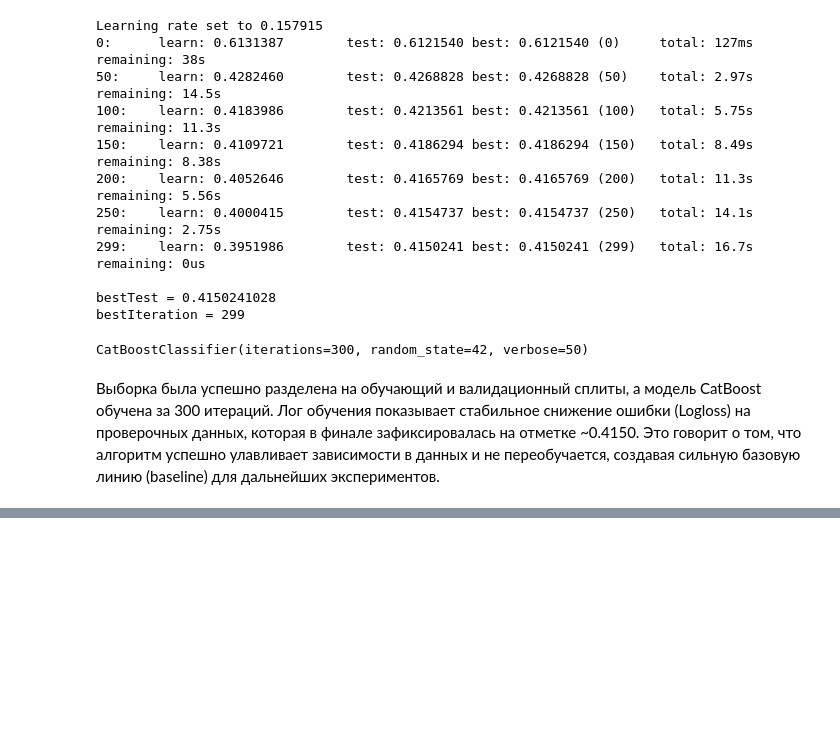
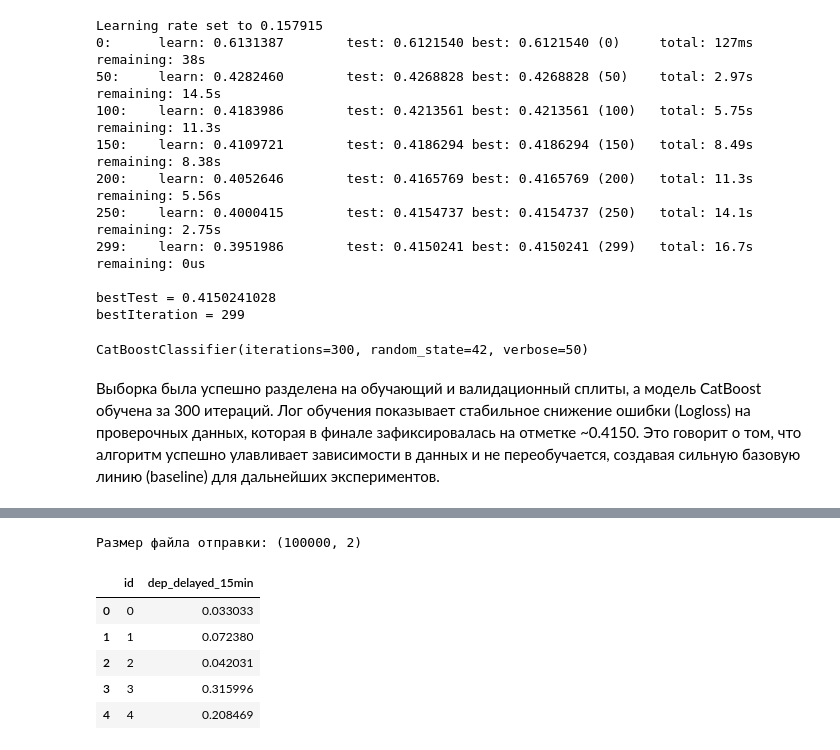
Before and after one commit to hurchpatch-web/flight-delays, a Jupyter notebook: notebook9f1da537aa.ipynb, the cells around one changed output, grey strips where cells are left out. Drawn from its saved outputs; the diff is of its cells as text; code cells hidden in the pictures; blank space fills up the shorter version.

Commit message:
Kaggle Notebook | notebook9f1da537aa | Генерация предсказаний

```diff
--- a/notebook9f1da537aa.ipynb
+++ b/notebook9f1da537aa.ipynb
@@ -195,0 +235,25 @@ CatBoostClassifier(iterations=300, random_state=42, verbose=50)
+# %%
+# Загружаем пример файла отправки, чтобы скопировать правильную структуру ID рейсов
+submission = pd.read_csv('/kaggle/input/competitions/flight-delays-fall-2018/sample_submission.csv.zip')
+
+# Генерируем предсказания вероятностей класса 1 (задержка рейса) с помощью CatBoost
+# Используем метод predict_proba, так как метрикой соревнования является ROC AUC
+test_preds = model.predict_proba(test)[:, 1]
+
+# Записываем полученные вероятности в целевую колонку нашего файла отправки
+submission['dep_delayed_15min'] = test_preds
+
+# Сохраняем финальный результат в рабочий каталог Kaggle без сохранения индексов строк
+submission.to_csv('submission.csv', index=False)
+
+# Выводим первые 5 строк и размер итоговой таблицы для визуального контроля
+print("Размер файла отправки:", submission.shape)
+submission.head()
+# %% [output]
+Размер файла отправки: (100000, 2)
+|  | id | dep_delayed_15min |
+| 0 | 0 | 0.033033 |
+| 1 | 1 | 0.072380 |
+| 2 | 2 | 0.042031 |
+| 3 | 3 | 0.315996 |
+| 4 | 4 | 0.208469 |
```
Also changed, not shown: parts of 3 cells of this notebook.
